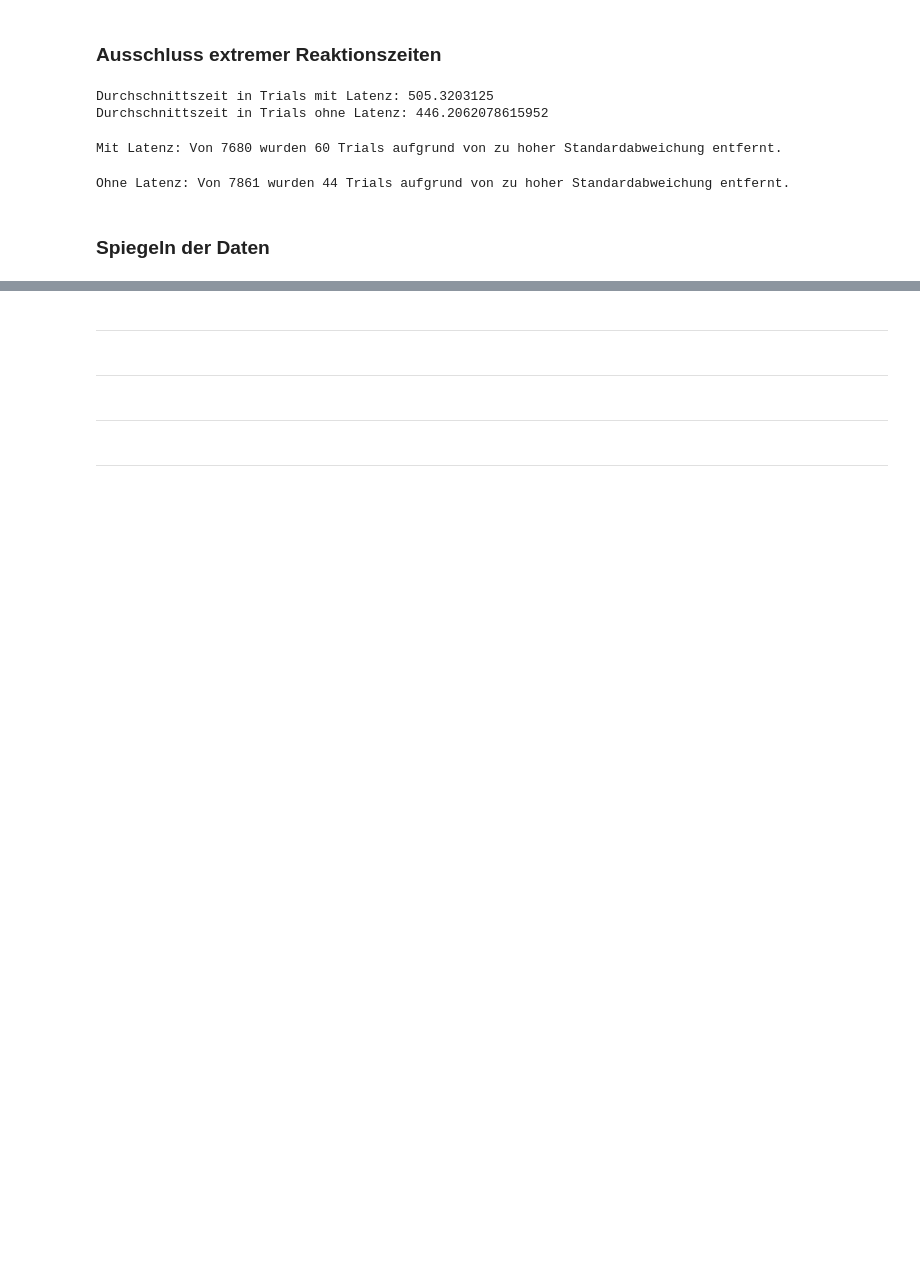
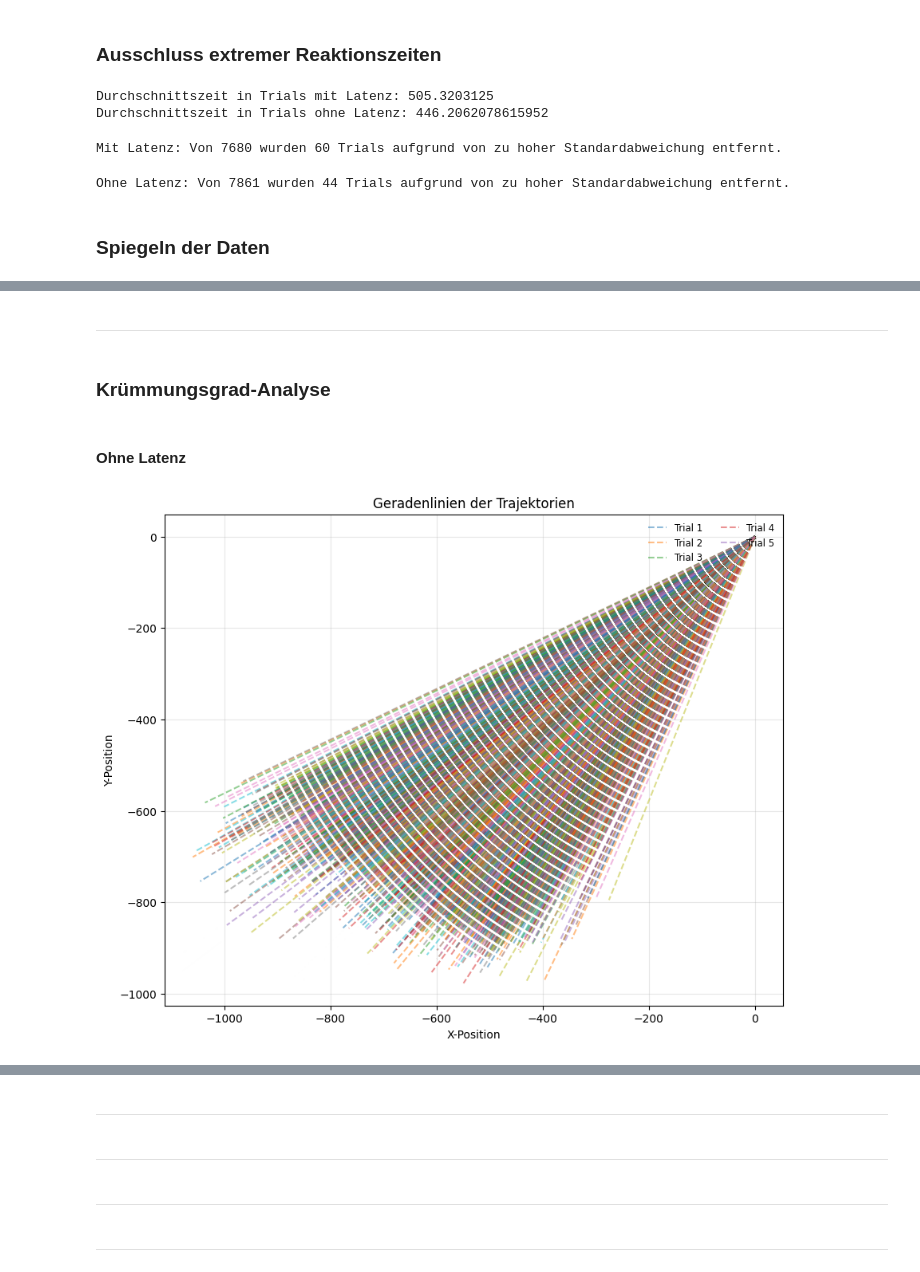
Before and after one commit to Michael1Mueller/continuousSimonTask, a Jupyter notebook: preprocessing.ipynb, the cells around one changed output, grey strips where cells are left out. Cells and saved outputs as stored; diff of their text form; code cells hidden in the pictures; blank space fills up the shorter version.

Commit message:
krümmungsgrad

```diff
--- a/preprocessing.ipynb
+++ b/preprocessing.ipynb
@@ -440,0 +444,4 @@ combined_with_latency_final_preprocessed = combined_with_latency_final_outliers.
+# %% [markdown]
+------------------------------------------------------------------------------------------------------------------------------------------------------------------------------------------------------------------------------------------------------------------------------------------------------------------------------------------------------------------------------------------------------------------------------------
+# %% [markdown]
+### Krümmungsgrad-Analyse
@@ -440,0 +491,17 @@ combined_with_latency_final_preprocessed = combined_with_latency_final_outliers.
+# %% [markdown]
+#### Ohne Latenz
+# %%
+combined_no_latency_final_preprocessed['curvature'] = combined_no_latency_final_preprocessed.apply(lambda row: calculate_curvature_horizontal(row['xpos'], row['ypos']), axis=1)
+
+
+combined_no_latency_final_preprocessed['trajectory_length'] = combined_no_latency_final_preprocessed.apply(lambda row: calculate_trajectory_length(row['xpos'], row['ypos']), axis=1)
+combined_no_latency_final_preprocessed['normalized_curvature'] = combined_no_latency_final_preprocessed['curvature'] / combined_no_latency_final_preprocessed['trajectory_length']
+
+min_curvature = combined_no_latency_final_preprocessed['normalized_curvature'].min()
+max_curvature = combined_no_latency_final_preprocessed['normalized_curvature'].max()
+
+combined_no_latency_final_preprocessed['normalized_curvature_minmax'] = (combined_no_latency_final_preprocessed['normalized_curvature'] - min_curvature) / (max_curvature - min_curvature)
+# %%
+visualize_trajectories(combined_no_latency_final_preprocessed)
+# %% [output]
+[figure, added]
```
Also changed, not shown: parts of 9 cells of this notebook.
